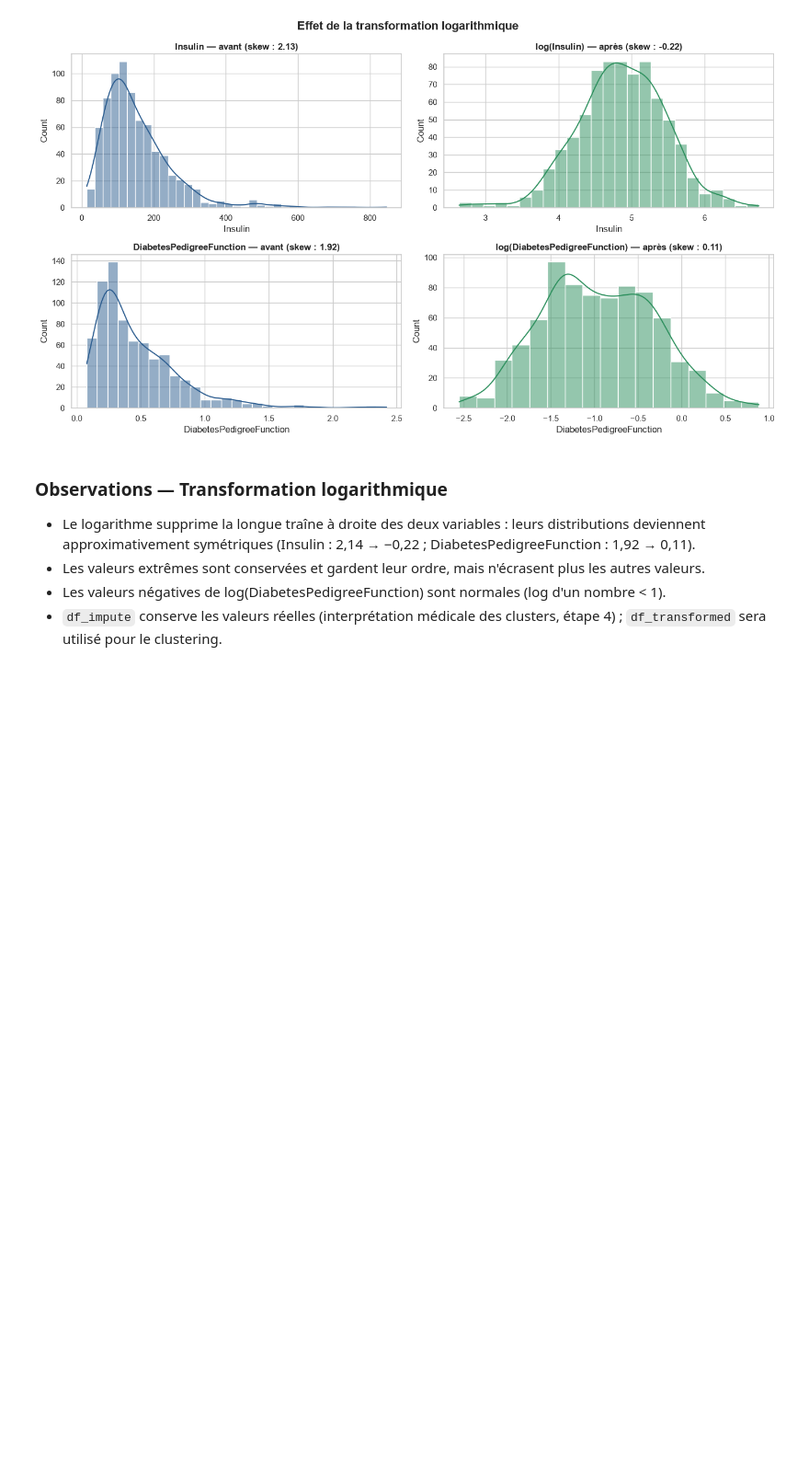
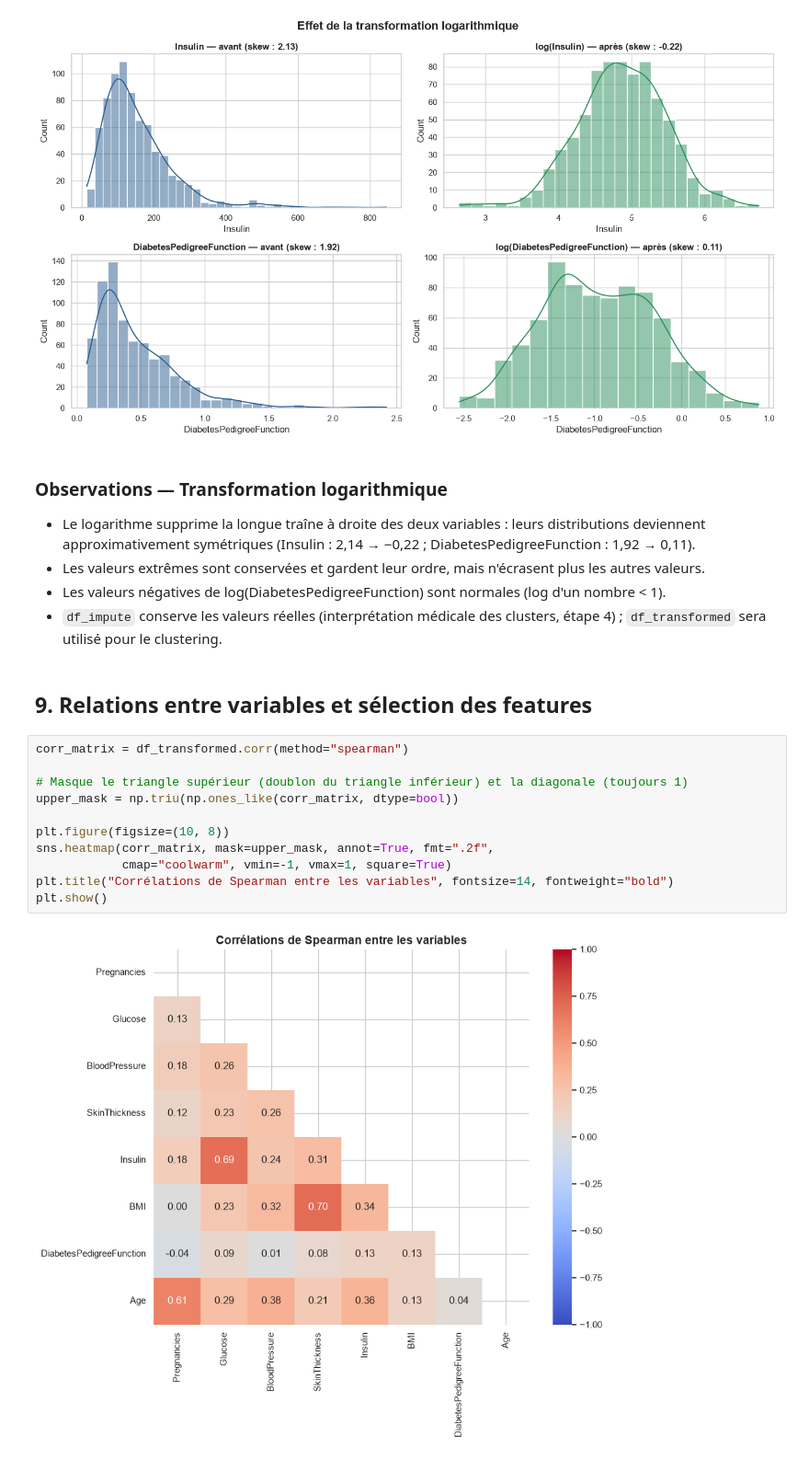
Before and after one commit to abdoelhadere-bit/Intelligent-Diabetes-Risk-Prediction-System, a Jupyter notebook: notebooks/01_eda_modeling.ipynb, the cells around one changed output. Shown at 92% size. Saved outputs shown, nothing was run; the diff lists cells and outputs as text; blank space fills up the shorter version.

```diff
--- a/notebooks/01_eda_modeling.ipynb
+++ b/notebooks/01_eda_modeling.ipynb
@@ -531,3 +541,18 @@ plt.show()
 - Les valeurs négatives de log(DiabetesPedigreeFunction) sont normales (log d'un nombre < 1).
 - `df_impute` conserve les valeurs réelles (interprétation médicale des clusters, étape 4) ;
   `df_transformed` sera utilisé pour le clustering.
+# %% [markdown]
+## 9. Relations entre variables et sélection des features
+# %%
+corr_matrix = df_transformed.corr(method="spearman")
+
+# Masque le triangle supérieur (doublon du triangle inférieur) et la diagonale (toujours 1)
+upper_mask = np.triu(np.ones_like(corr_matrix, dtype=bool))
+
+plt.figure(figsize=(10, 8))
+sns.heatmap(corr_matrix, mask=upper_mask, annot=True, fmt=".2f",
+            cmap="coolwarm", vmin=-1, vmax=1, square=True)
+plt.title("Corrélations de Spearman entre les variables", fontsize=14, fontweight="bold")
+plt.show()
+# %% [output]
+[figure, added]
```
Also changed, not shown: parts of 25 cells of this notebook, 2 other files.
